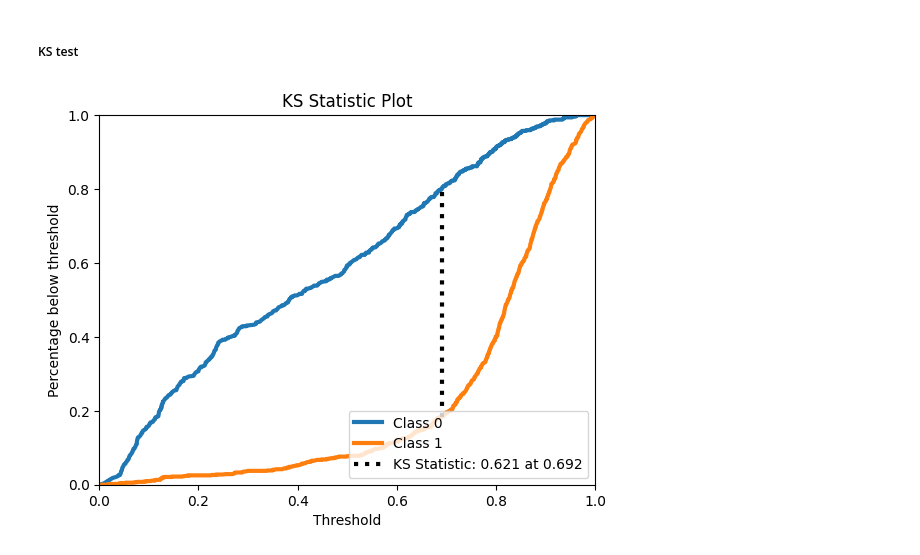
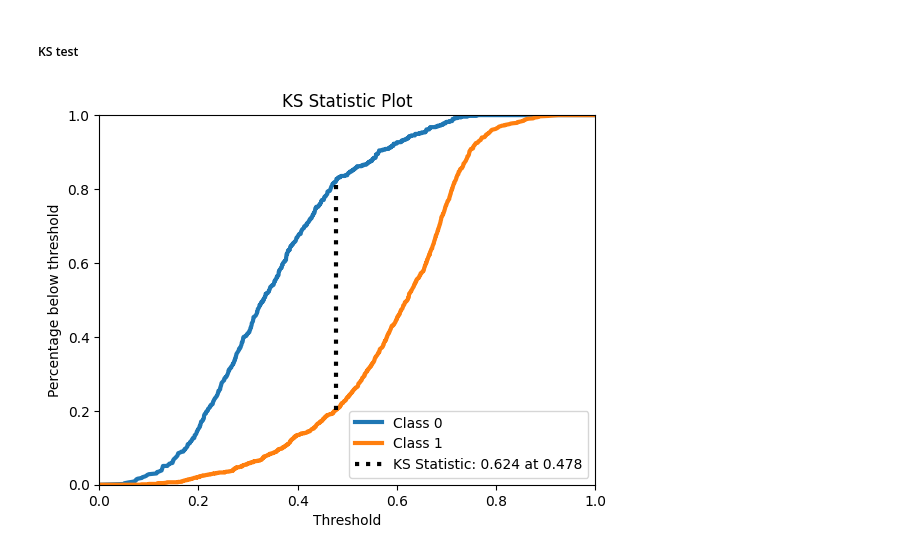
Before and after one commit to yvesemmanuel/machine_learning, a Jupyter notebook: breast_cancer/models/evaluation.ipynb, the cells around one changed output. Saved outputs shown, nothing was run; the diff lists cells and outputs as text; code cells hidden in the pictures.

Commit message:
models

```diff
--- a/breast_cancer/models/evaluation.ipynb
+++ b/breast_cancer/models/evaluation.ipynb
@@ -17,3 +16,0 @@ To enable the following instructions: AVX2 FMA, in other operations, rebuild Ten
-# %%
-VGG = joblib.load('./raw_models/vgg_model.pkl')
-VGG
@@ -31,0 +31,3 @@ test_data = test_tensor.cache().prefetch(buffer_size=AUTOTUNE)
+# %%
+VGG = joblib.load('./raw_models/vgg_new.pkl')
+VGG
@@ -47,3 +51,3 @@ auc, accuracy
 # %%
-y_true, y_pred = VGG.predict(test_data)
+y_true_vgg, y_pred_vgg = VGG.predict(test_data)
 # %% [output]
@@ -53,6 +57,6 @@ y_true, y_pred = VGG.predict(test_data)
          [[{{node Placeholder/_1}}]]
 # %%
-y_probas = np.column_stack((1 - y_pred, y_pred))
+y_probas_vgg = np.column_stack((1 - y_pred_vgg, y_pred_vgg))
 # %% [markdown]
 ##### Target vs Score analysis
 # %%
@@ -64,7 +68,7 @@ plot_target_vs_score(y_true, y_pred, quantiles=100, lower_limit=90)
 # %% [markdown]
 ##### KS test
 # %%
-skplt.metrics.plot_ks_statistic(y_true=y_true, y_probas=y_probas)
+skplt.metrics.plot_ks_statistic(y_true=y_true_vgg, y_probas=y_probas_vgg)
 plt.show()
 # %% [output]
-[figure, old version]
+[figure, new version]
```
Also changed, not shown: parts of 16 cells of this notebook, 6 other files.
